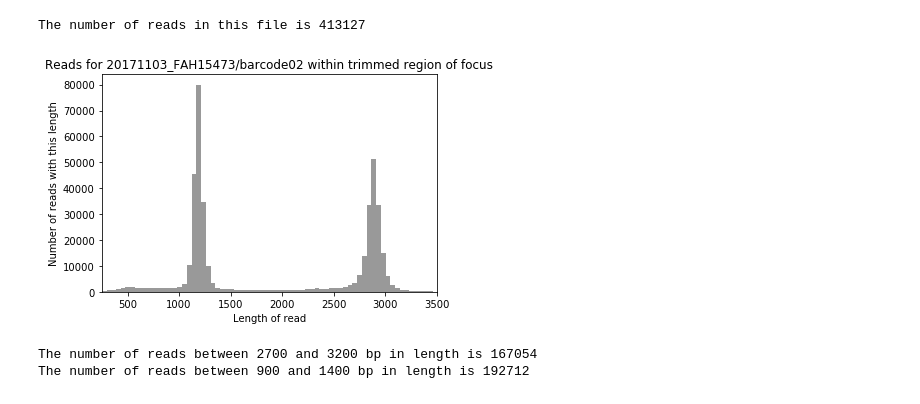
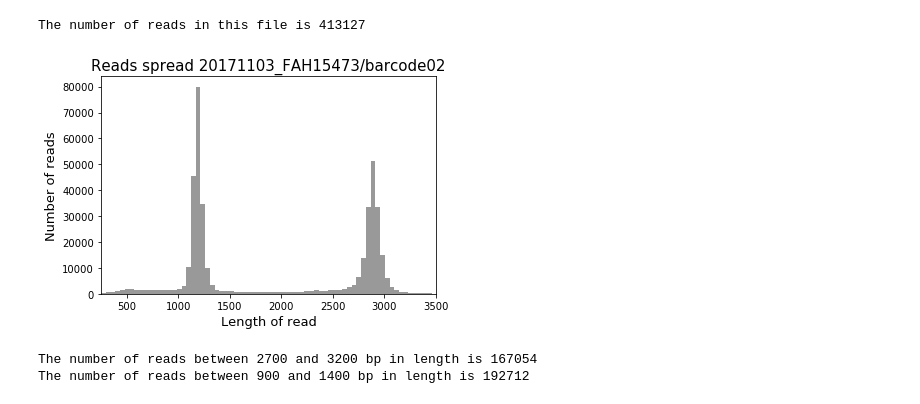
Before and after one commit to teenjes/fungal_ML, a Jupyter notebook: scripts/Notebooks/Honours Pre-processing.ipynb, the cells around one changed output. Drawn from its saved outputs; the diff is of its cells as text; code cells hidden in the pictures.

```diff
--- a/scripts/Notebooks/Honours Pre-processing.ipynb
+++ b/scripts/Notebooks/Honours Pre-processing.ipynb
@@ -23,17 +23,20 @@ fastq_dict = SeqIO.to_dict(SeqIO.parse("../../analysis/Concatenated/20171103_FAH
 # %%
 lengths = []
 for key in fastq_dict:
     lengths.append(len(fastq_dict[key].seq))
 print("The number of reads in this file is", len(fastq_dict))
 ax = sns.distplot(lengths, color="k", kde=False, bins=5000)
+
+
 ax.set(xlim=(250, 3500))
-ax.set_title("Reads for 20171103_FAH15473/barcode02 within trimmed region of focus")
-ax.set_xlabel("Length of read")
-ax.set_ylabel("Number of reads with this length")
+ax.set_title("Reads spread 20171103_FAH15473/barcode02", fontsize=15)
+ax.set_xlabel("Length of read", fontsize=13)
+ax.set_ylabel("Number of reads", fontsize=13)
+
 plt.show()
 # %% [output]
 The number of reads in this file is 413127
-[figure, old version]
+[figure, new version]
 # %%
 frDNA = fastq_dict.copy()
 for key in fastq_dict:
```
Also changed, not shown: parts of 12 cells of this notebook, 2 other files.
